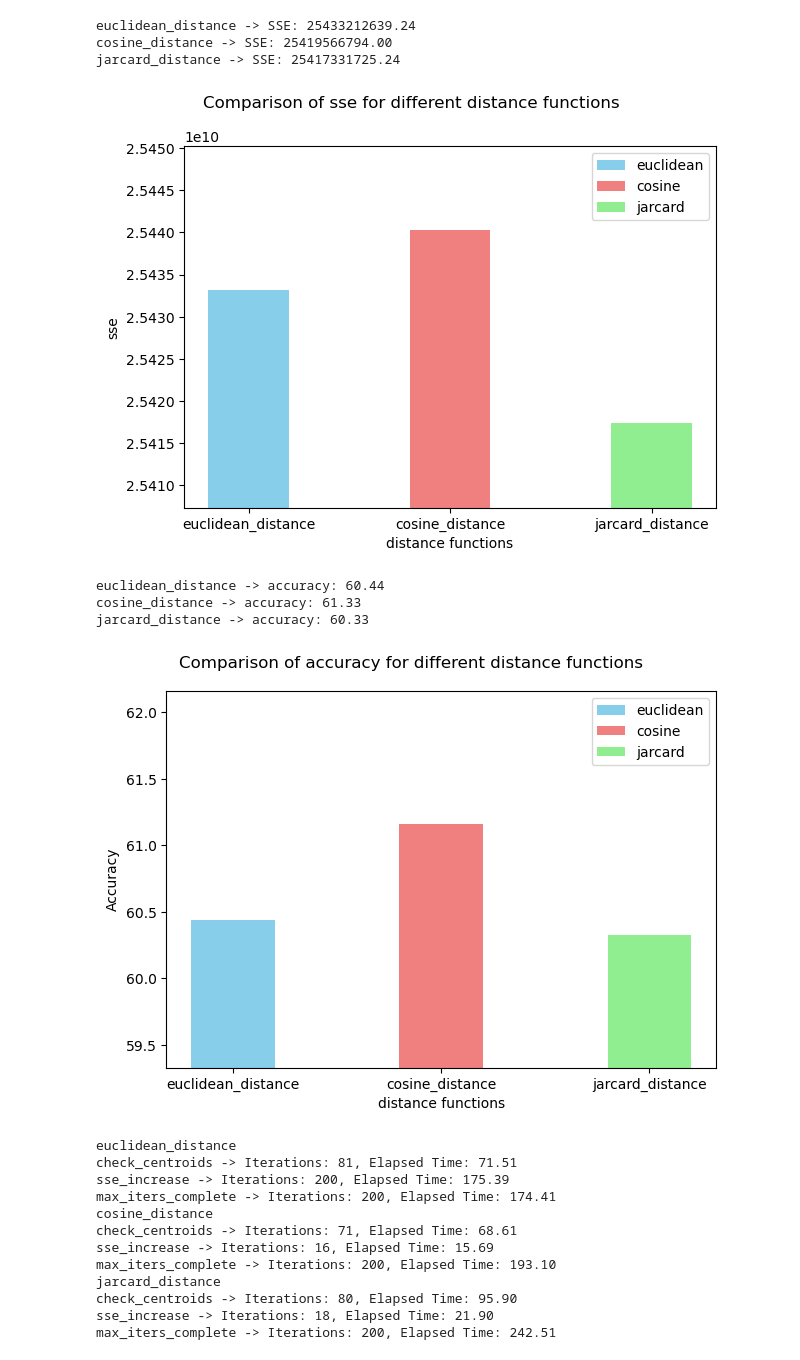
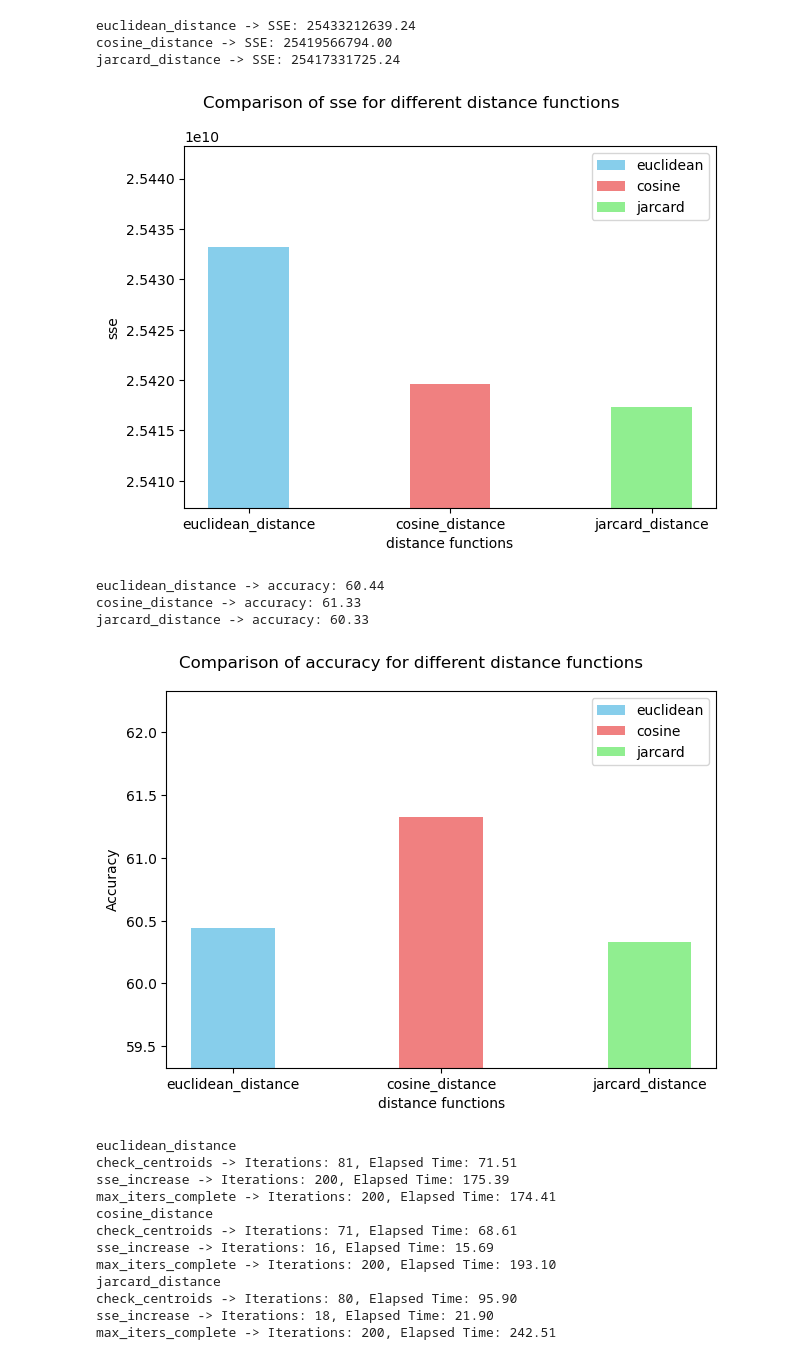
Before and after one commit to pavan-kumar-geddapu/cse572_data_mining, a Jupyter notebook: k_means_clustering/main.ipynb, the cells around one changed output. Drawn from its saved outputs; the diff is of its cells as text; code cells hidden in the pictures.

```diff
--- a/k_means_clustering/main.ipynb
+++ b/k_means_clustering/main.ipynb
@@ -142,21 +142,21 @@ jarcard_distance -> SSE: 25417331725.24
 # %%
 # Q1 Plot
 
 plt.bar(0, results["euclidean_distance"]["check_centroids"]['sse'], width=0.4, color='skyblue', label='euclidean')
-plt.bar(1, results["cosine_distance"]["sse_increase"]['sse'], width=0.4, color='lightcoral', label='cosine')
-plt.bar(2, results["jarcard_distance"]["max_iters_complete"]['sse'], width=0.4, color='lightgreen', label='jarcard')
+plt.bar(1, results["cosine_distance"]["check_centroids"]['sse'], width=0.4, color='lightcoral', label='cosine')
+plt.bar(2, results["jarcard_distance"]["check_centroids"]['sse'], width=0.4, color='lightgreen', label='jarcard')
 plt.suptitle('Comparison of sse for different distance functions')
 plt.xlabel('distance functions')
 plt.ylabel('sse')
 plt.xticks(np.arange(len(list(results.keys()))), list(results.keys()))
 plt.legend()
-plt.ylim(min(results["euclidean_distance"]["check_centroids"]['sse'], results["cosine_distance"]["sse_increase"]['sse'], results["jarcard_distance"]["max_iters_complete"]['sse']) - 10000000, \
-    max(results["euclidean_distance"]["check_centroids"]['sse'], results["cosine_distance"]["sse_increase"]['sse'], results["jarcard_distance"]["max_iters_complete"]['sse']) + 10000000)
+plt.ylim(min(results["euclidean_distance"]["check_centroids"]['sse'], results["cosine_distance"]["check_centroids"]['sse'], results["jarcard_distance"]["check_centroids"]['sse']) - 10000000, \
+    max(results["euclidean_distance"]["check_centroids"]['sse'], results["cosine_distance"]["check_centroids"]['sse'], results["jarcard_distance"]["check_centroids"]['sse']) + 10000000)
 
 plt.tight_layout()
 plt.show()
 # %% [output]
-[figure, old version]
+[figure, new version]
 # %%
 # Q2 Output
 
@@ -172,20 +172,20 @@ jarcard_distance -> accuracy: 60.33
 # Q2 Plot
 
 plt.bar(0, results["euclidean_distance"]["check_centroids"]['accuracy'], width=0.4, color='skyblue', label='euclidean')
-plt.bar(1, results["cosine_distance"]["sse_increase"]['accuracy'], width=0.4, color='lightcoral', label='cosine')
-plt.bar(2, results["jarcard_distance"]["max_iters_complete"]['accuracy'], width=0.4, color='lightgreen', label='jarcard')
+plt.bar(1, results["cosine_distance"]["check_centroids"]['accuracy'], width=0.4, color='lightcoral', label='cosine')
+plt.bar(2, results["jarcard_distance"]["check_centroids"]['accuracy'], width=0.4, color='lightgreen', label='jarcard')
 plt.suptitle('Comparison of accuracy for different distance functions')
 plt.xlabel('distance functions')
 plt.ylabel('Accuracy')
 plt.xticks(np.arange(len(list(results.keys()))), list(results.keys()))
 plt.legend()
-plt.ylim(min(results["euclidean_distance"]["check_centroids"]['accuracy'], results["cosine_distance"]["sse_increase"]['accuracy'], results["jarcard_distance"]["max_iters_complete"]['accuracy']) - 1, \
-    max(results["euclidean_distance"]["check_centroids"]['accuracy'], results["cosine_distance"]["sse_increase"]['accuracy'], results["jarcard_distance"]["max_iters_complete"]['accuracy']) + 1)
+plt.ylim(min(results["euclidean_distance"]["check_centroids"]['accuracy'], results["cosine_distance"]["check_centroids"]['accuracy'], results["jarcard_distance"]["check_centroids"]['accuracy']) - 1, \
+    max(results["euclidean_distance"]["check_centroids"]['accuracy'], results["cosine_distance"]["check_centroids"]['accuracy'], results["jarcard_distance"]["check_centroids"]['accuracy']) + 1)
 
 plt.tight_layout()
 plt.show()
 # %% [output]
-[figure, old version]
+[figure, new version]
 # %%
 # Q3 Output
 
```
